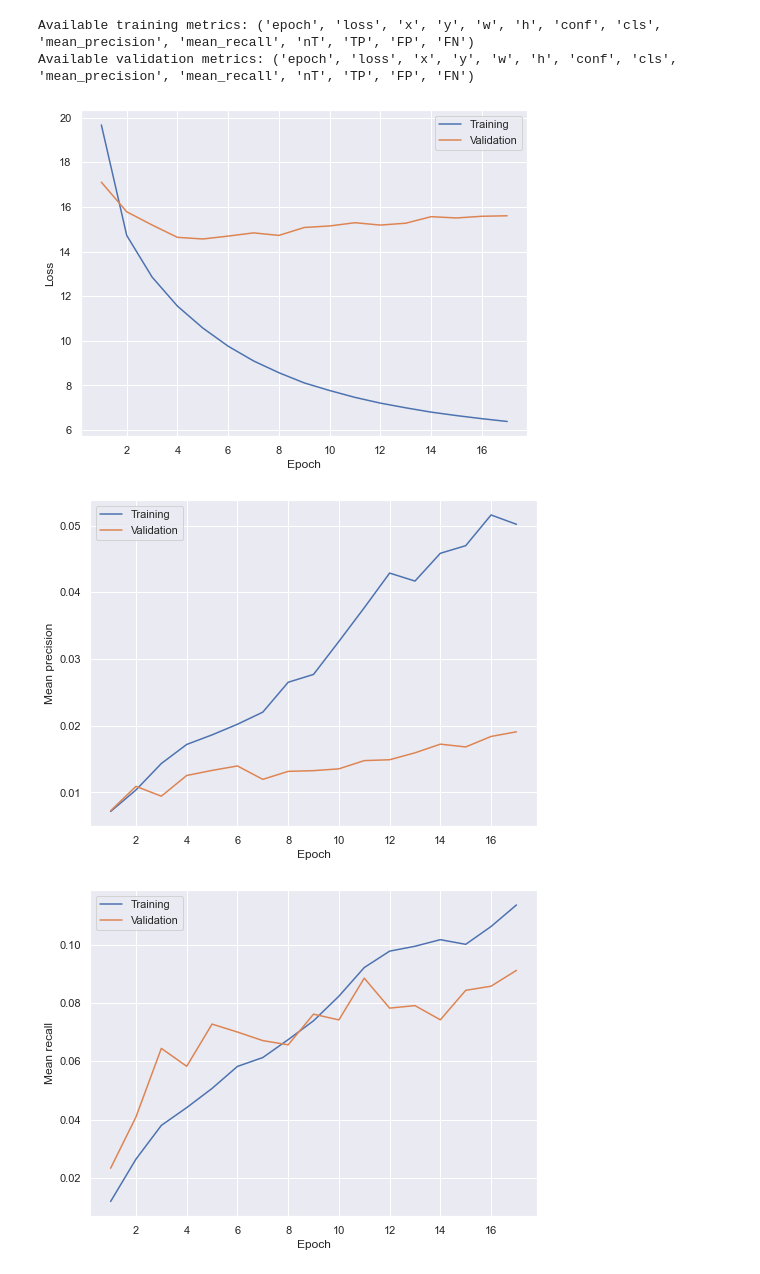
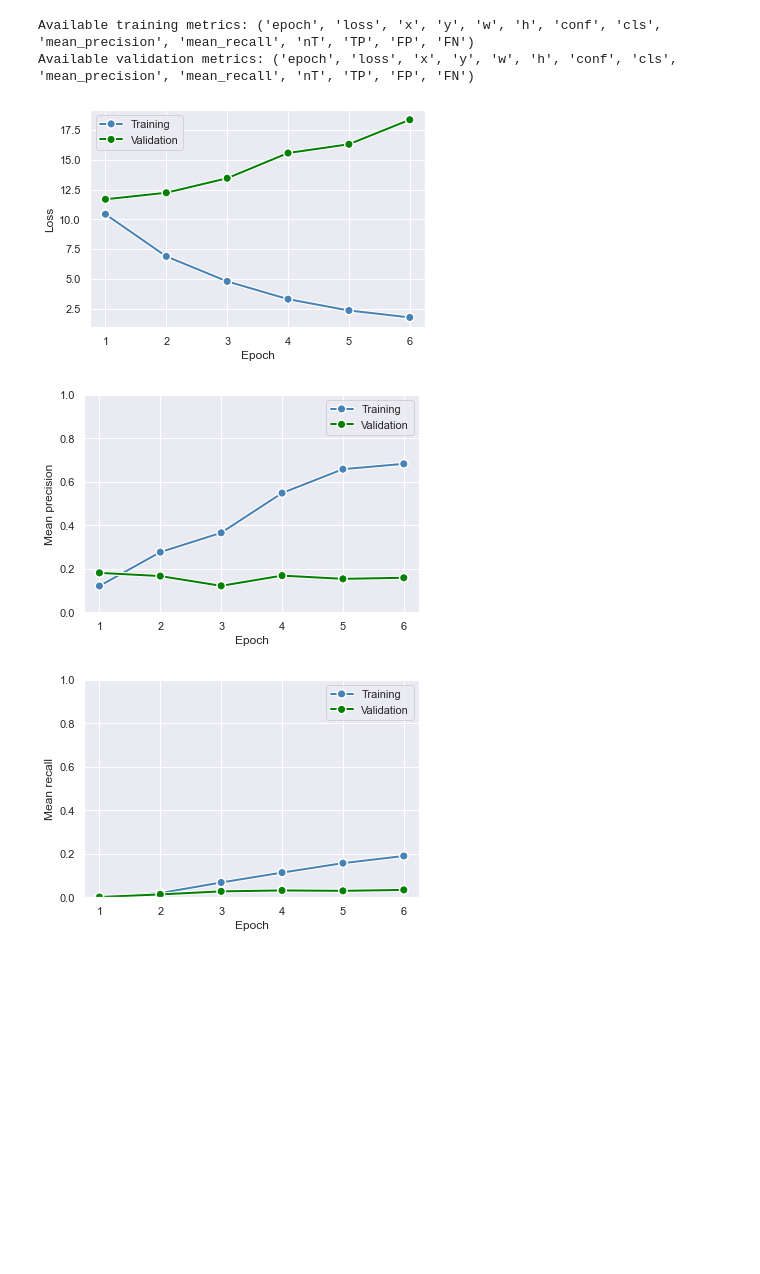
Before and after one commit to AntonJorg/02456-yolo, a Jupyter notebook: yolo_test.ipynb, the cells around one changed output. Saved outputs shown, nothing was run; the diff lists cells and outputs as text; code cells hidden in the pictures; blank space fills up the shorter version.

Commit message:
Plot code

```diff
--- a/yolo_test.ipynb
+++ b/yolo_test.ipynb
@@ -24,7 +26,7 @@ from IPython.display import clear_output
 # %%
 cfg_path = './cfg/yolov3_36.cfg'
 conv74_weights_path = './weights/darknet53.conv.74'
-trained_weights_path = './weights/416e16.pt'
+trained_weights_path = './weights/416e3.pt'
 # %%
 # Load in darknet.
 def get_darknet(img_size, cfg=cfg_path):
@@ -166,7 +168,7 @@ for img, target, detection in zip(imgs, targets, img_detections):
 loss_dir = './loss/'
 train_metric_fname = 'train_metrics'
 val_metric_fname = 'val_metrics'
-n_epochs = 17
+n_epochs = 6
 
 train_metrics = []
 val_metrics = []
@@ -198,23 +200,31 @@ Available validation metrics: ('epoch', 'loss', 'x', 'y', 'w', 'h', 'conf', 'cls
 sns.set_theme()
 # %%
 e = train_metrics_dict['epoch']
-metrics_to_plot = ['loss', 'mean_precision', 'mean_recall']
-for metric in metrics_to_plot:
+metrics_to_plot = [('loss', False), ('mean_precision', True), ('mean_recall', True)]
+save = True
+
+for metric, ratio in metrics_to_plot:
     # Better axis
     metric_beauty = metric.capitalize()
     metric_beauty = metric_beauty.replace('_', ' ')
 
-    fig = plt.figure(figsize=(8, 6))
-    plt.plot(e, train_metrics_dict[metric], label='Training')
-    plt.plot(e, val_metrics_dict[metric], label='Validation')
+    fig = plt.figure(figsize=(6, 4))
+    fig.gca().xaxis.set_major_locator(MaxNLocator(integer=True))
+    plt.plot(e, train_metrics_dict[metric], '-o', label='Training', lw=2, c='steelblue', path_effects=[pe.Stroke(linewidth=4, foreground='white'), pe.Normal()])
+    plt.plot(e, val_metrics_dict[metric], '-o', label='Validation', lw=2, c='green', path_effects=[pe.Stroke(linewidth=4, foreground='white'), pe.Normal()])
     plt.xlabel('Epoch')
     plt.ylabel(metric_beauty)
     plt.legend()
+    if ratio:
+        plt.ylim(0, 1)
+    if save:
+        plt.savefig(metric + '.png', transparent=True)
+
     plt.show()
 # %% [output]
-[figure, old version]
+[figure, new version]
-[figure, old version]
+[figure, new version]
-[figure, old version]
+[figure, new version]
 # %%
 print('Compute mAP...')
 correct = 0
```
Also changed, not shown: parts of 3 cells of this notebook.
